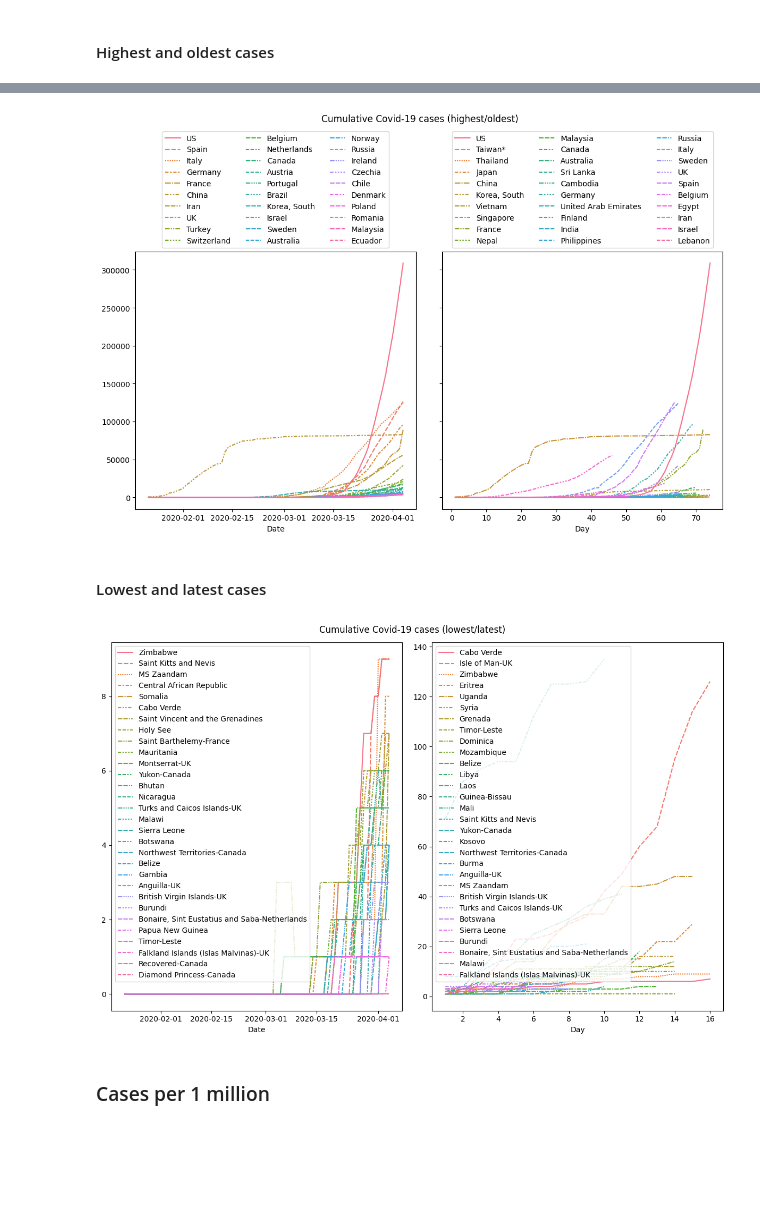
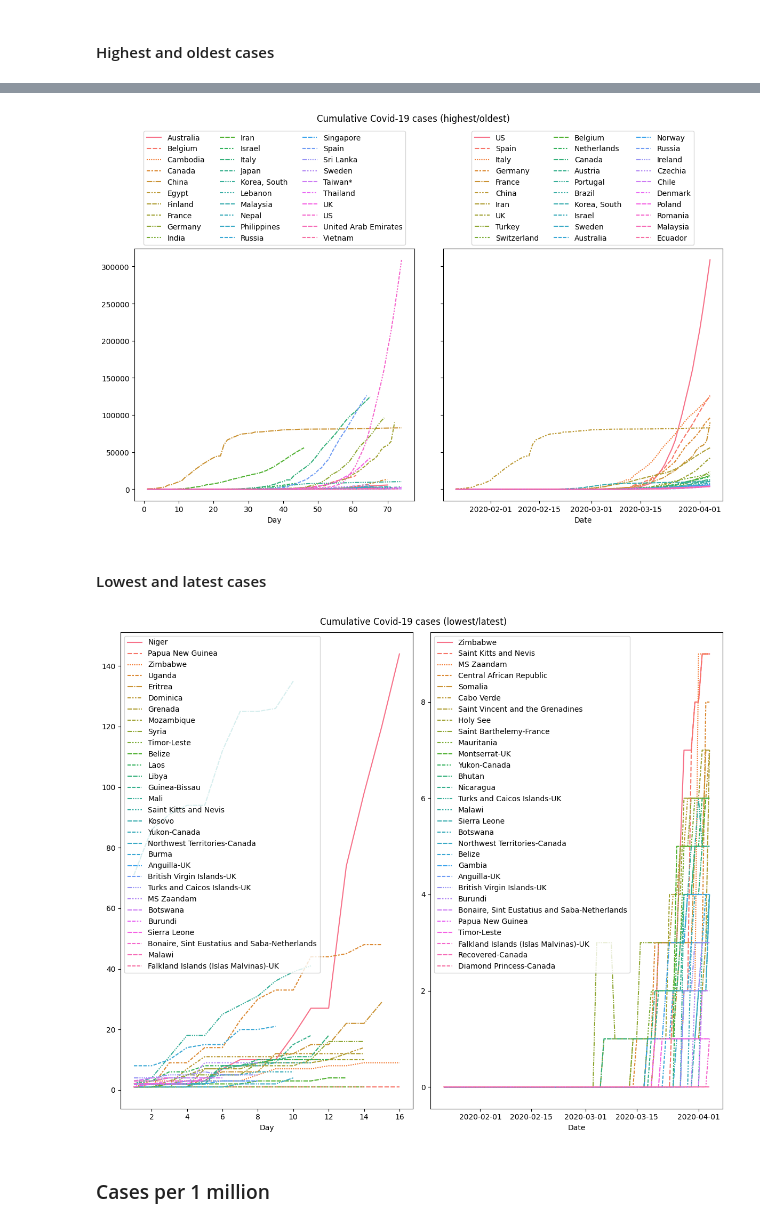
Before and after one commit to SebastianVeuskens/Covid-19-Clustering-Analysis, a Jupyter notebook: scripts/main.ipynb, the cells around one changed output, grey strips where cells are left out. Cells and saved outputs as stored; diff of their text form; code cells hidden in the pictures; blank space fills up the shorter version.

```diff
--- a/scripts/main.ipynb
+++ b/scripts/main.ipynb
@@ -83,23 +88,26 @@ def truncate_date(data_date):
     data_low = data_date[last_day_low.index]
     return data_high, data_low
 
-def truncate_day(data_day, data_date):
-    columns = list(set(data_day.columns) & set(data_date.columns))
-    first_occ = data_date[columns] > 0
-    first_occ = first_occ.apply(pd.Series.idxmax)
-    first_occ.sort_values(ascending = True, inplace=True)
-    first_occ_high = first_occ[:30]
-    first_occ_low = first_occ[-30:]
-    data_high = data_day[first_occ_high.index]
-    data_low = data_day[first_occ_low.index]
+def truncate_day(data_day):
+    columns = data_day.columns
+    data_status = data_day[columns] > 0
+    all_days = data_status.all(axis=0)
+    countries_complete = columns[all_days]
+    countries_uncomplete = columns[~all_days]
+    days_recorded = data_status[countries_uncomplete].apply(pd.Series.idxmin)
+    days_recorded.sort_values(ascending=False, inplace=True)
+    days_recorded_high = days_recorded[:30 - len(countries_complete)]
+    days_recorded_low = days_recorded[-30:]
+    data_high = data_day[countries_complete | days_recorded_high.index]
+    data_low = data_day[days_recorded_low.index]
     return data_high, data_low
 
 data_1date_trunc, data_1date_low = truncate_date(data_1date)
 data_2date_trunc, data_2date_low = truncate_date(data_2date)
 data_5date_trunc, data_5date_low = truncate_date(data_5date)
-data_1day_trunc, data_1day_low = truncate_day(data_1day, data_1date)
-data_2day_trunc, data_2day_low = truncate_day(data_2day, data_2date)
-data_5day_trunc, data_5day_low = truncate_day(data_5day, data_5date)
+data_1day_trunc, data_1day_low = truncate_day(data_1day)
+data_2day_trunc, data_2day_low = truncate_day(data_2day)
+data_5day_trunc, data_5day_low = truncate_day(data_5day)
 # %% [markdown]
 # 4-step algorithm
 # %% [markdown]
@@ -195,32 +205,32 @@ sns.pairplot(data_1date_trunc.iloc[:,:3]);
 # %%
 fig, (ax1, ax2) = plt.subplots(1, 2, figsize=(12, 8), sharey=True)
 
-sns.lineplot(data=data_1date_trunc, ax=ax1)
-sns.lineplot(data=data_1day_trunc, ax=ax2)
+sns.lineplot(data=data_1day_trunc, ax=ax1)
+sns.lineplot(data=data_1date_trunc, ax=ax2)
 
 sns.move_legend(ax1, loc='lower center', bbox_to_anchor = (0.5,1), ncol=3, fancybox=True)
-sns.move_legend(ax2, loc='lower center', bbox_to_anchor = (0.5,1), ncol= 3, fancybox=True)
+sns.move_legend(ax2, loc='lower center', bbox_to_anchor = (0.5,1), ncol=3, fancybox=True)
 
 fig.suptitle('Cumulative Covid-19 cases (highest/oldest)')
 fig.tight_layout()
 
 fig.savefig('../figures/Fig1_high.png')
 # %% [output]
-[figure, old version]
+[figure, new version]
 # %% [markdown]
 #### Lowest and latest cases
 # %%
-fig, (ax1, ax2) = plt.subplots(1, 2, figsize=(12, 8))
+fig, (ax1, ax2) = plt.subplots(1, 2, figsize=(12, 10))
 
-sns.lineplot(data=data_1date_low, ax=ax1)
-sns.lineplot(data=data_1day_low, ax=ax2)
+sns.lineplot(data=data_1day_low, ax=ax1)
+sns.lineplot(data=data_1date_low, ax=ax2)
 
 fig.suptitle('Cumulative Covid-19 cases (lowest/latest)')
 fig.tight_layout()
 
 fig.savefig('../figures/Fig1_low.png')
 # %% [output]
-[figure, old version]
+[figure, new version]
 # %% [markdown]
 ### Cases per 1 million
 # %% [markdown]
```
Also changed, not shown: parts of 33 cells of this notebook, 13 other files.
